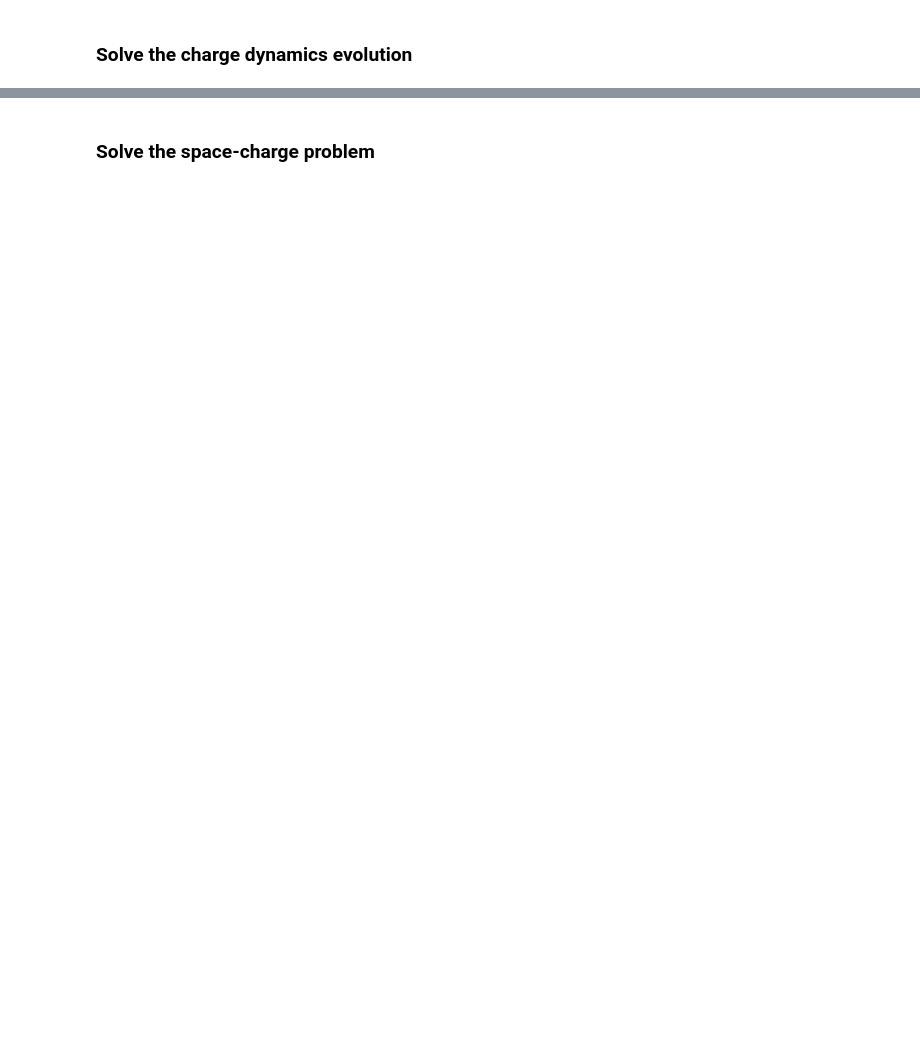
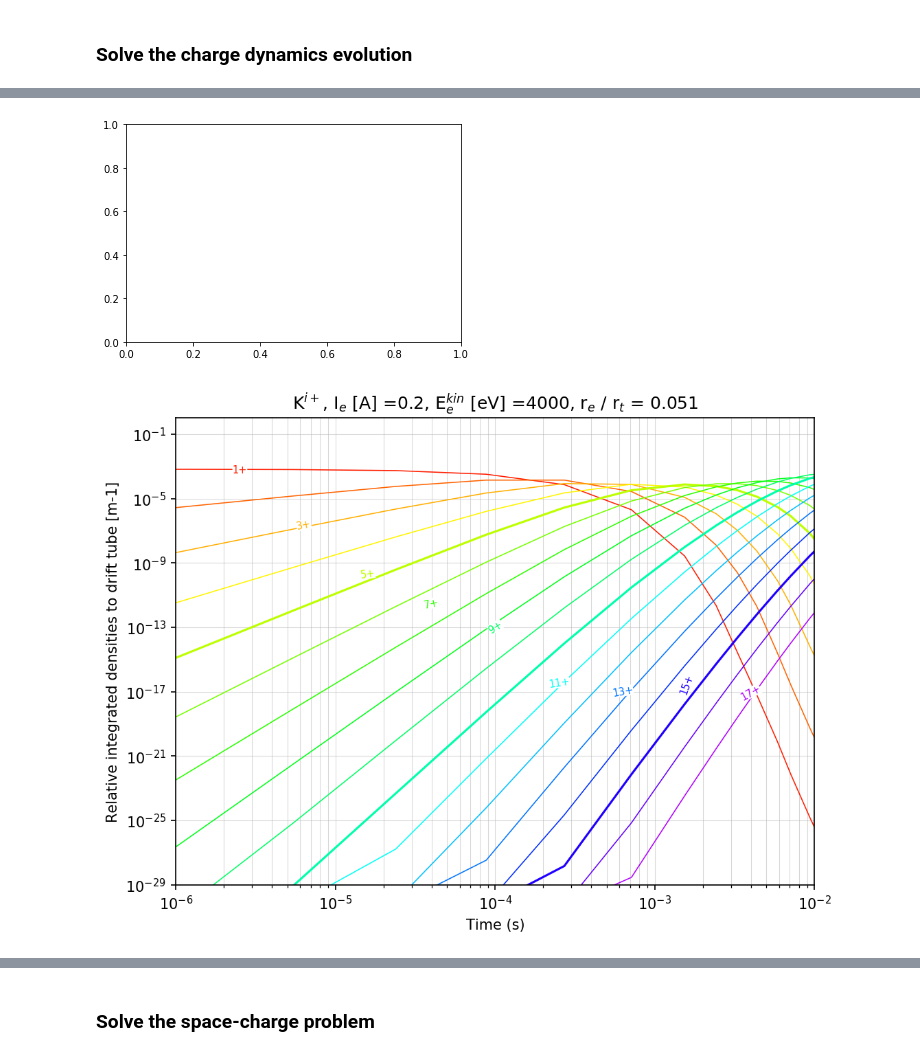
Before and after one commit to Ioniels/EBISSimulation, a Jupyter notebook: demo/debug_poisson.ipynb, the cells around one changed output, grey strips where cells are left out. Cells and saved outputs as stored; diff of their text form; code cells hidden in the pictures; blank space fills up the shorter version.

```diff
--- a/demo/debug_poisson.ipynb
+++ b/demo/debug_poisson.ipynb
@@ -33,2 +27,7 @@ EBISSpecies - Element: Potassium (K, Z = 19)
+# %%
+model = ['boltzmann', 'gaussian']
+
+pb = ebisim.PoissonSolver(ELEMENT, 0.2, 4000, nb_p=1000)
+pb.model = model
 # %% [markdown]
 ### Solve the charge dynamics evolution
@@ -54,0 +41,6 @@ plt.show()
+# %%
+pb.plot_dyn_densities()
+plt.show()
+# %% [output]
+[figure, added]
+[figure, added]
```
Also changed, not shown: parts of 10 cells of this notebook, 1 other file.
